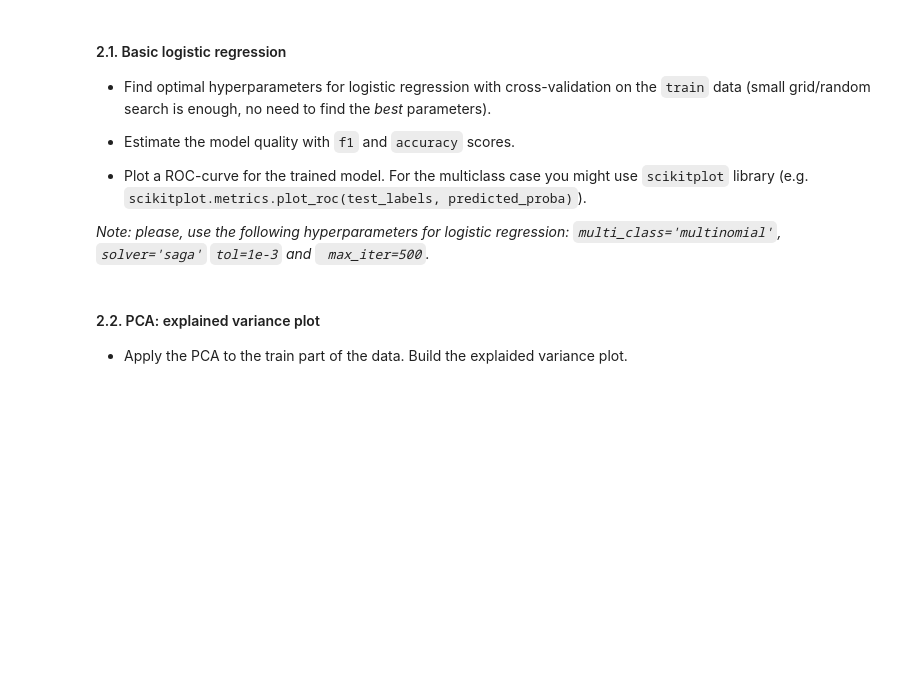
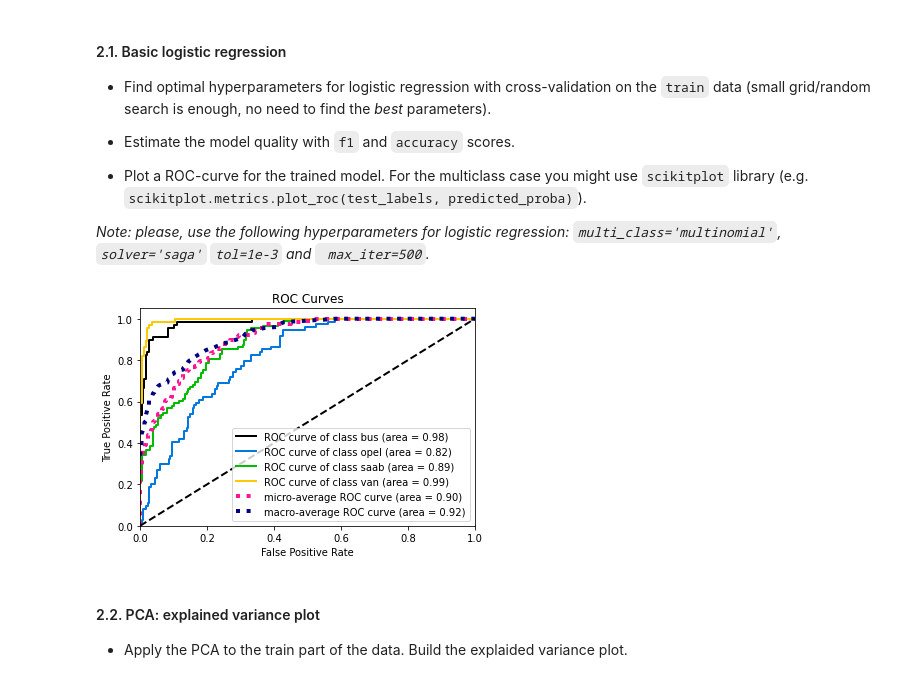
Before and after one commit to GreenSeed/ml-mipt, a Jupyter notebook: homeworks_basic/Lab1_ML_pipeline_and_SVM/Lab1_part2_ml_pipeline.ipynb, the cells around one changed output. Cells and saved outputs as stored; diff of their text form; code cells hidden in the pictures; blank space fills up the shorter version.

```diff
--- a/homeworks_basic/Lab1_ML_pipeline_and_SVM/Lab1_part2_ml_pipeline.ipynb
+++ b/homeworks_basic/Lab1_ML_pipeline_and_SVM/Lab1_part2_ml_pipeline.ipynb
@@ -101,12 +102,9 @@ Here you are supposed to perform the desired transformations. Please, explain yo
 # %%
 from sklearn import preprocessing
 normalizer = preprocessing.MinMaxScaler()
-X_train_norm_np = normalizer.fit_transform(X_train) # надо данные отнормировать
-X_train_pd = pd.DataFrame(data=X_train_norm_np)
-
-from matplotlib import pyplot as plt
-X_dum = pd.get_dummies(y_train, drop_first=True)
-plt.scatter(X_train_norm_np[0],y_train)
+X_train_norm = normalizer.fit_transform(X_train) # надо данные отнормировать
+X_test_norm = normalizer.fit_transform(X_test) # надо данные отнормировать
+X_train_pd = pd.DataFrame(data=X_train_norm)
 ### YOUR CODE HERE
 # %% [markdown]
 #### 2.1. Basic logistic regression
@@ -121,3 +117,21 @@ plt.scatter(X_train_norm_np[0],y_train)
+# %%
+#подыскал нужные функции в sklearn
+from sklearn.linear_model import LogisticRegressionCV
+regressor = LogisticRegressionCV(cv=20,multi_class='multinomial',solver='saga',tol=1e-3,max_iter=500)
+regressor.fit(X_train_norm,y_train)
+y_predict = regressor.predict(X_test_norm)
+y_predict_proba = regressor.predict_proba(X_test_norm)
+
+from sklearn.metrics import accuracy_score,f1_score
+accuracy = accuracy_score(y_test,y_predict)
+print(accuracy)
+f1_score = f1_score(y_test,y_predict,average="weighted")
+print(f1_score)
+from scikitplot.metrics import plot_roc_curve
+roc_ = plot_roc_curve(y_test,y_predict_proba)
+### YOUR CODE HERE
+# %% [output]
+[figure, added]
 # %%
 # You might use this command to install scikit-plot.
 # Warning, if you a running locally, don't call pip from within jupyter, call it from terminal in the corresponding
```
Also changed, not shown: parts of 13 cells of this notebook.
